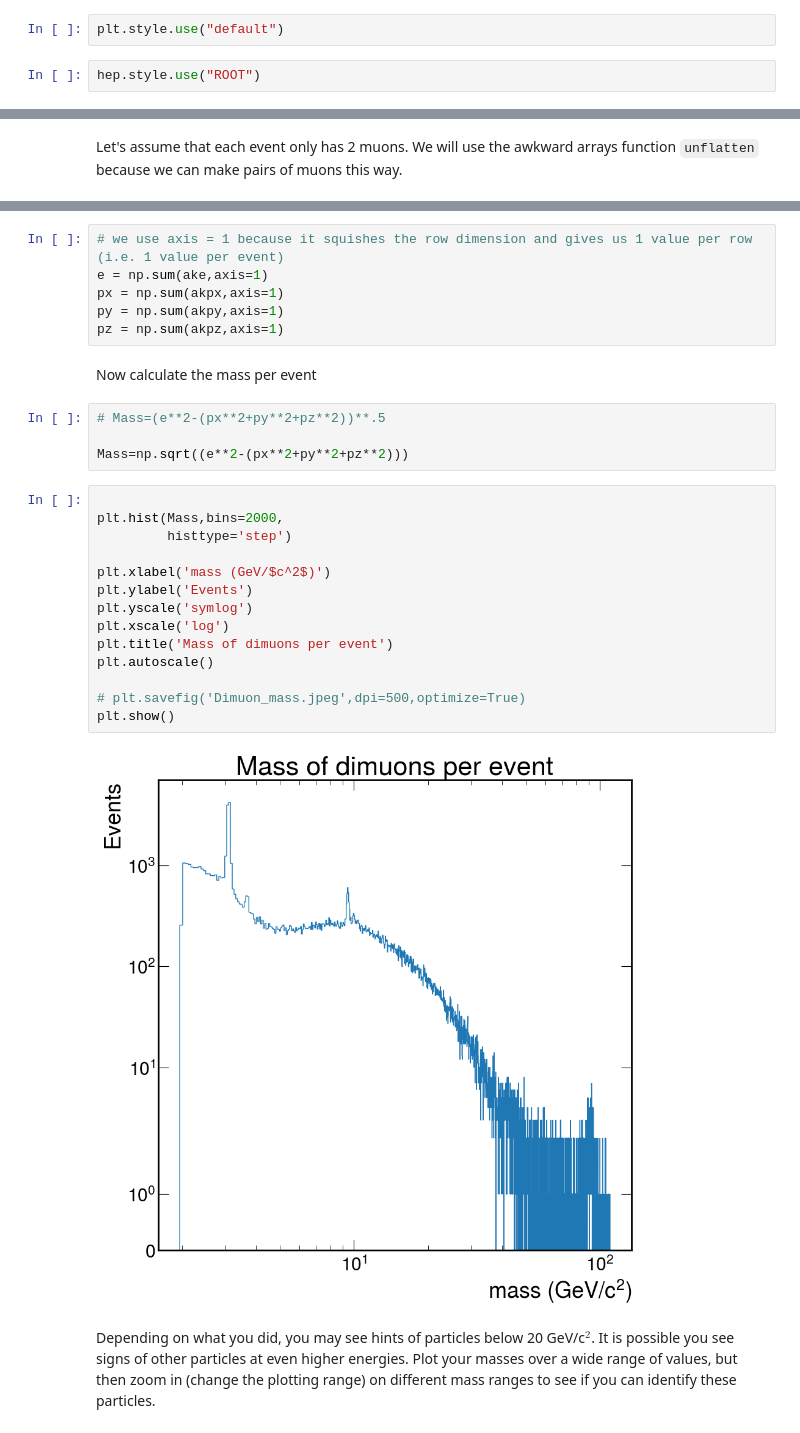
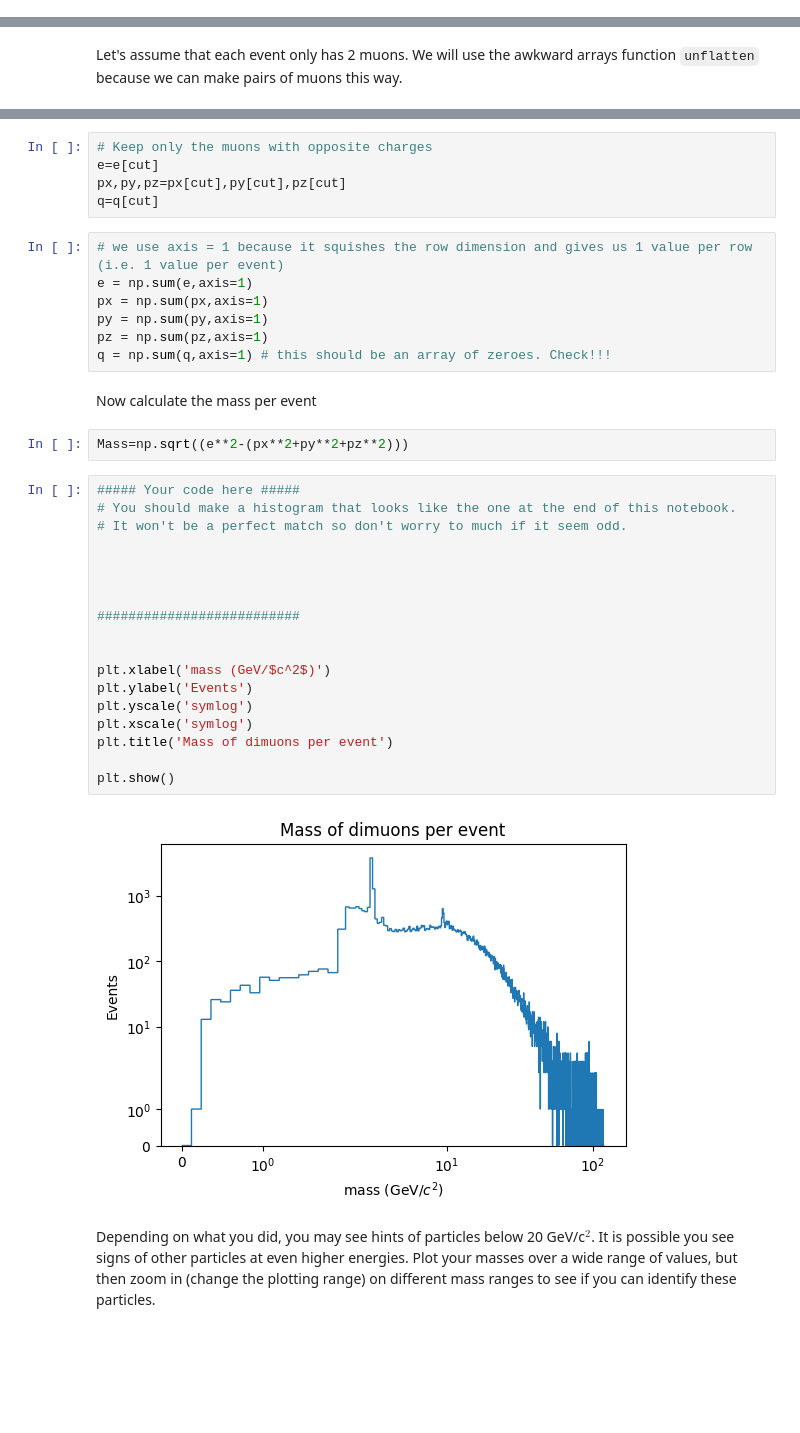
Before and after one commit to hsf-training/hsf_matplotlib_notebooks, a Jupyter notebook: CMS-Dimuons.ipynb, the cells around one changed output, grey strips where cells are left out. Cells and saved outputs as stored; diff of their text form; blank space fills up the shorter version.

```diff
--- a/CMS-Dimuons.ipynb
+++ b/CMS-Dimuons.ipynb
@@ -80,7 +103,3 @@ import h5py
 import awkward as ak
 import matplotlib.pyplot as plt
 import mplhep as hep
-# %%
-plt.style.use("default")
-# %%
-hep.style.use("ROOT")
@@ -155,31 +202,39 @@ Now lets sum the 4-momenta components and calculate the event mass
+# %%
+# Keep only the muons with opposite charges
+e=e[cut]
+px,py,pz=px[cut],py[cut],pz[cut]
+q=q[cut]
 # %%
 # we use axis = 1 because it squishes the row dimension and gives us 1 value per row (i.e. 1 value per event)
-e = np.sum(ake,axis=1)
-px = np.sum(akpx,axis=1)
-py = np.sum(akpy,axis=1)
-pz = np.sum(akpz,axis=1)
+e = np.sum(e,axis=1)
+px = np.sum(px,axis=1)
+py = np.sum(py,axis=1)
+pz = np.sum(pz,axis=1)
+q = np.sum(q,axis=1) # this should be an array of zeroes. Check!!!
 # %% [markdown]
 Now calculate the mass per event
 # %%
-# Mass=(e**2-(px**2+py**2+pz**2))**.5
-
 Mass=np.sqrt((e**2-(px**2+py**2+pz**2)))
 # %%
+##### Your code here #####
+# You should make a histogram that looks like the one at the end of this notebook.
+# It won't be a perfect match so don't worry to much if it seem odd.
 
-plt.hist(Mass,bins=2000,
-         histtype='step')
+
+
+
+##########################
+
 
 plt.xlabel('mass (GeV/$c^2$)')
 plt.ylabel('Events')
 plt.yscale('symlog')
-plt.xscale('log')
+plt.xscale('symlog')
 plt.title('Mass of dimuons per event')
-plt.autoscale()
 
-# plt.savefig('Dimuon_mass.jpeg',dpi=500,optimize=True)
 plt.show()
 # %% [output]
-[figure, old version]
+[figure, new version]
 # %% [markdown]
 Depending on what you did, you may see hints of particles below 20 GeV/c$^2$. It is possible you see signs of other particles at even higher energies. Plot your masses over a wide range of values, but then zoom in (change the plotting range) on different mass ranges to see if you can identify these particles.
 # %%
```
Also changed, not shown: parts of 19 cells of this notebook.
